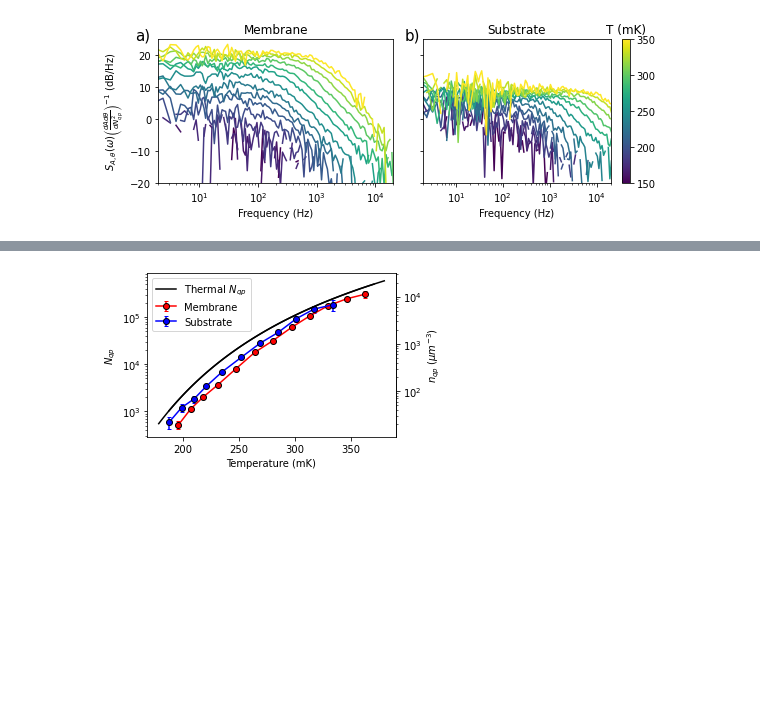
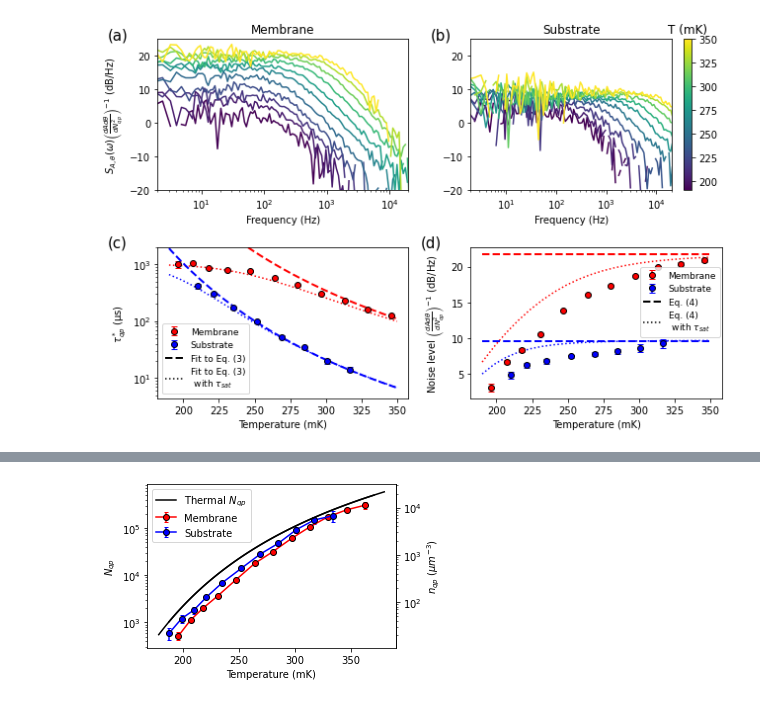
Before and after one commit to sahderooij/GRNoise_RP, a Jupyter notebook: notebooks/MainTextFigures.ipynb, the cells around one changed output, grey strips where cells are left out. Drawn from its saved outputs; the diff is of its cells as text; code cells hidden in the pictures; blank space fills up the shorter version.

```diff
--- a/notebooks/MainTextFigures.ipynb
+++ b/notebooks/MainTextFigures.ipynb
@@ -12,29 +12,75 @@ import kidcalc
 from kidata import io,plot,calc,noise,filters
 # %%
 Tmax = 350 #mK
-Tmin = 150 #mK
+Tmin = 190 #mK
 Pread = 99 #-1*dBm
 
-fig,axs = plt.subplots(1,2,figsize=(8,3),sharey=True,sharex=True,squeeze=False)
+fig,axs = plt.subplots(2,2,figsize=(9,6))
+
+# (a) and (b)
 for i,KIDnum in enumerate([2,3]):
     plot.spec('A1A2',[KIDnum],pltPread=[Pread],spec=['cross'],Tminmax=(Tmin,Tmax),
               lvlcomp='Resp',comptres=False,
               ax12=axs[0:1,i:i+1],clbar=False)
 axs[0,0].set_title('Membrane')
 axs[0,1].set_title('Substrate')
 axs[0,0].set_ylabel(r'$S_{A,\theta}(\omega)\left(\frac{dAd\theta}{dN_{qp}^2}\right)^{-1}$ (dB/Hz)')
 axs[0,1].set_ylabel('')
 axs[0,0].set_xlabel('Frequency (Hz)')
 axs[0,1].set_xlabel('Frequency (Hz)')
 axs[0,0].set_ylim(-20,25)
 axs[0,0].set_xlim(2e0,2e4)
-for ax,letter in zip([axs[0,0],axs[0,1]],['a)','b)']):
-    ax.text(-.1,1,letter,transform=ax.transAxes,size=15)
+axs[0,1].set_ylim(-20,25)
+axs[0,1].set_xlim(2e0,2e4)
+
 
 clb = plt.colorbar(matplotlib.cm.ScalarMappable(matplotlib.colors.Normalize(Tmin,Tmax),
-                                               matplotlib.cm.get_cmap('viridis')))
+                                               matplotlib.cm.get_cmap('viridis')),ax=axs[0,1])
 clb.ax.set_title('T (mK)')
+
+#(c) and (d)
+for i,(KIDnum,clr,label,relerr) in enumerate(zip(
+    [2,3],['r','b'],['Membrane','Substrate'],[.135,.135])):
+
+    plot.ltnlvl('A1A2',[KIDnum],[Pread],Tminmax=(Tmin,Tmax),lvlcomp='Resp',
+                ax12=axs[1,0:],color=clr,label=label,fmt='o',tescPread=[Pread],
+               pltkaplan=True,pltthlvl=True,relerrthrs=relerr,
+                showfit=False,tescpltkaplan=False)
+
+
+    V,kbTc,tesc = trapmodels.get_KIDparam('A1A2',KIDnum,Pread,
+                                          tescPread=[Pread],tescrelerrthrs=relerr)
+    model = trapmodels.Rt(V,kbTc,tesc)
+    e = 0 #trap energy
+    nrTraps = V*1.72e4*1.76*kbTc/2
+    xi = 1
+    t1 = 1e3*2
+
+    T,tau,tauerr,NL,NLerr = model.calc_ltnlvl(Tmin*1e-3,Tmax*1e-3,
+        e,nrTraps,t1,xi,plotspec=False,plotnumrates=False,PSDs='N')
+    axs[1,0].plot(T*1e3,tau,linestyle='dotted',color=clr,alpha=1)
+    axs[1,1].plot(T*1e3,10*np.log10(NL),linestyle='dotted',color=clr,alpha=1)
+
+theoryline = matplotlib.lines.Line2D([0,1],[0,1],linestyle='--', color='k',linewidth=2.,
+                                    label = 'Fit to Eq. (3)')
+satline = matplotlib.lines.Line2D([0,1],[0,1],linestyle='dotted',color='k',alpha=1,
+                                 label = 'Fit to Eq. (3)\n with $\\tau_{sat}$')
+theoryline1 = matplotlib.lines.Line2D([0,1],[0,1],linestyle='--', color='k',linewidth=2.,
+                                    label = 'Eq. (4)')
+satline1 = matplotlib.lines.Line2D([0,1],[0,1],linestyle='dotted',color='k',alpha=1,
+                                 label = 'Eq. (4)\n with $\\tau_{sat}$')
+
+
+axs[1,0].set_ylim(None,2e3)
+axs[1,0].legend(handles = axs[1,0].get_legend_handles_labels()[0] + [theoryline, satline],
+             fontsize=9)
+axs[1,1].legend(handles = axs[1,1].get_legend_handles_labels()[0] + [theoryline1, satline1],
+             fontsize=9,
+              loc='lower right',bbox_to_anchor=(1.01,.374))
+axs[1,1].set_ylabel(r'Noise level $\left(\frac{dAd\theta}{dN_{qp}^2}\right)^{-1}$ (dB/Hz)')
+for ax,letter in zip(axs.flatten(),['(a)','(b)','(c)','(d)']):
+    ax.text(-.2,1,letter,transform=ax.transAxes,size=15)
 fig.tight_layout()
-fig.savefig('../figures/CrossSpec.pdf')
+fig.savefig('../figures/results.pdf')
 # %% [output]
-[figure, old version]
+[figure, new version]
```
Also changed, not shown: parts of 1 cell of this notebook, 8 other files.
